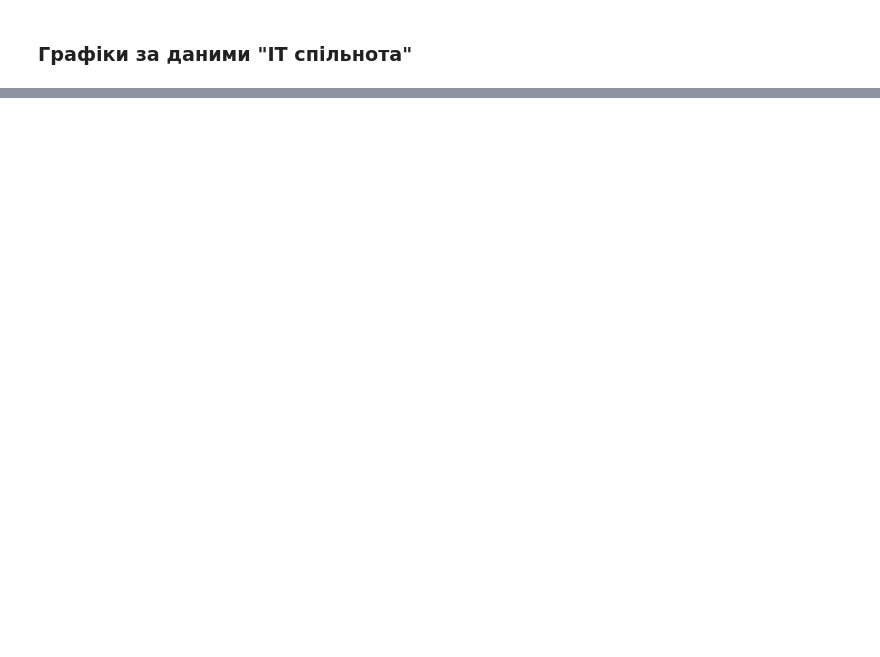
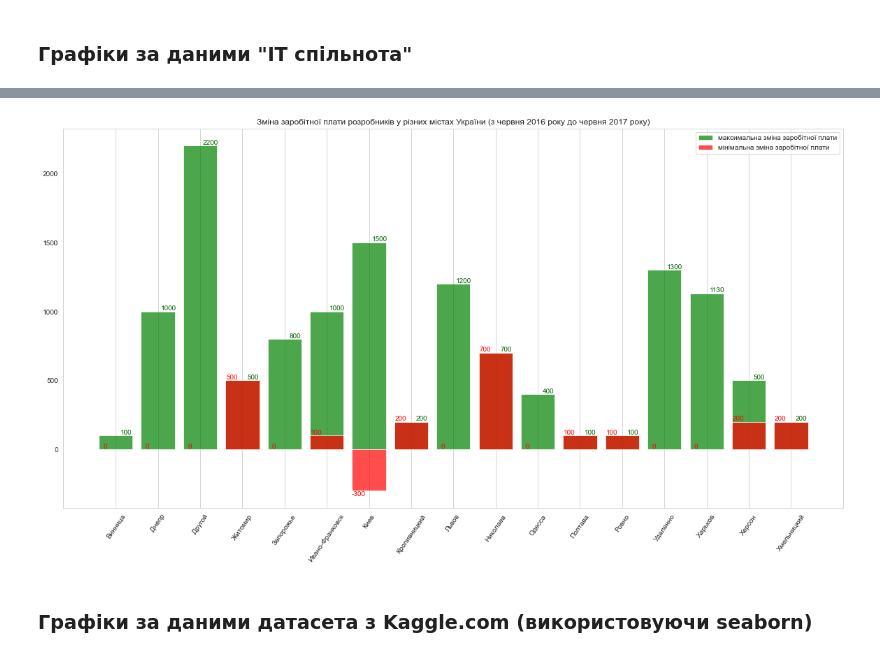
Before and after one commit to vic-map/Data_science_HW, a Jupyter notebook: Hw3.1.ipynb, the cells around one changed output, grey strips where cells are left out. Saved outputs shown, nothing was run; the diff lists cells and outputs as text; code cells hidden in the pictures; blank space fills up the shorter version.

```diff
--- a/Hw3.1.ipynb
+++ b/Hw3.1.ipynb
@@ -97,0 +95,30 @@ TypeError: cannot unpack non-iterable AxesSubplot object
+# %%
+salary_index_data = python_data[["Изменение.зарплаты.за.12.месяцев", "Город"]]
+salary_index_group = salary_index_data.groupby("Город").agg(['min', 'max'])
+# %%
+fig, axs = plt.subplots(figsize=(20,10))
+
+p2 = axs.bar(salary_index_group["Изменение.зарплаты.за.12.месяцев"].index,
+             salary_index_group["Изменение.зарплаты.за.12.месяцев"]['max'],
+             width = 0.8,
+             label="максимальна зміна заробітної плати",
+             color='g',
+             alpha=0.7)
+p1 = axs.bar(salary_index_group["Изменение.зарплаты.за.12.месяцев"].index,
+             salary_index_group["Изменение.зарплаты.за.12.месяцев"]['min'],
+             width = 0.8,
+             label="мінімальна зміна заробітної плати",
+             color='r',
+             alpha=0.7)
+plt.grid(axis='y')
+axs.bar_label(p1, color='r', position=[-15,0])
+axs.bar_label(p2, color='darkgreen', position=[15,0])
+for tick in axs.get_xticklabels():
+            tick.set_rotation(55)
+plt.title('Зміна заробітної плати розробників у різних містах України (з червня 2016 року до червня 2017 року)')
+axs.legend()
+plt.show()
+# %% [output]
+[figure, added]
+# %% [markdown]
+### Графіки за даними датасета з Kaggle.com (використовуючи seaborn)
```
Also changed, not shown: parts of 13 cells of this notebook, 5 other files.
